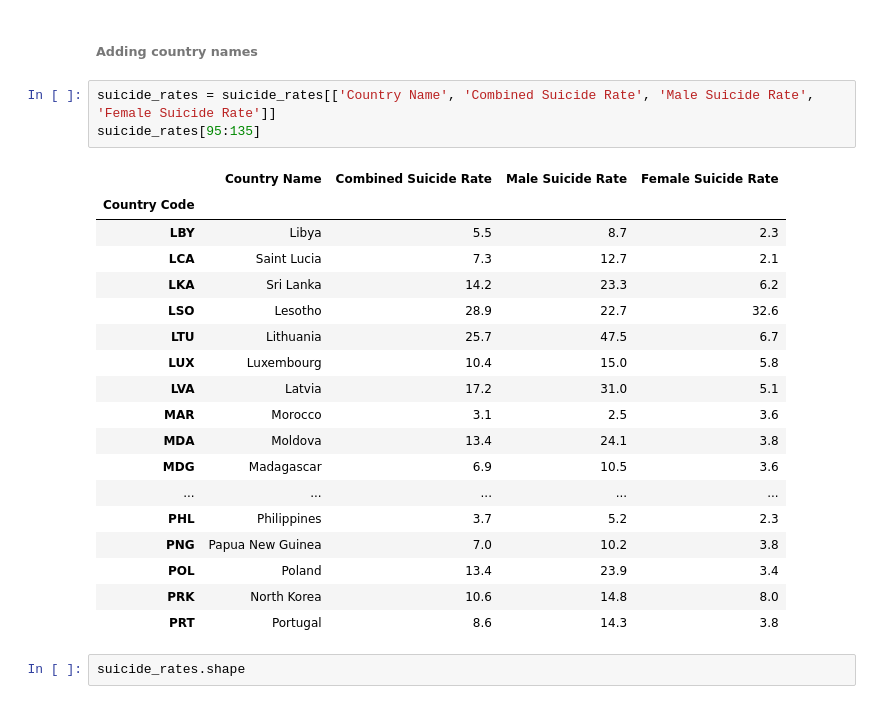
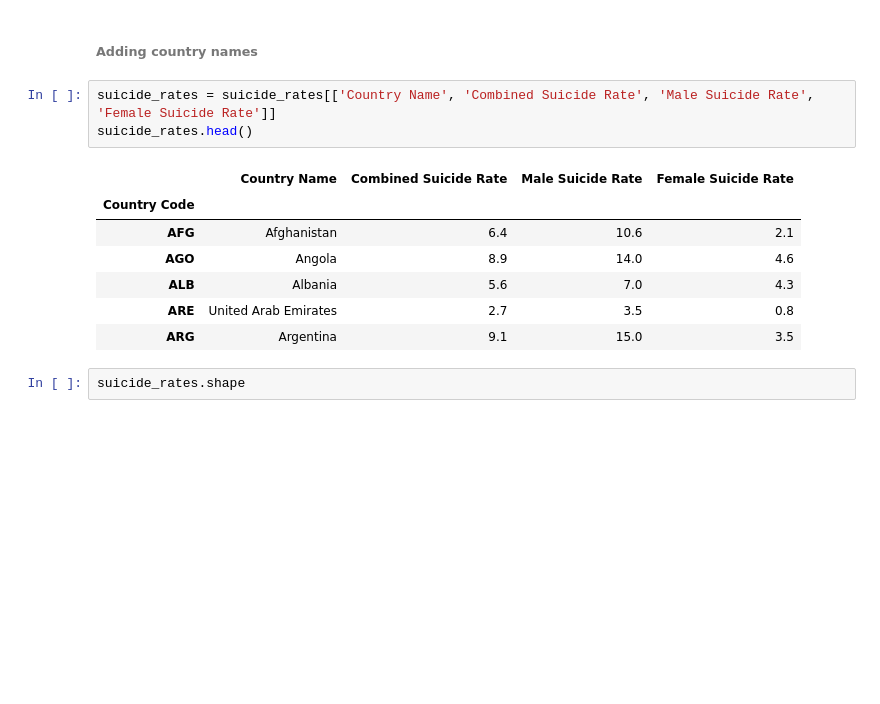
Before and after one commit to Botafogo1894/Project2, a Jupyter notebook: Combined_data.ipynb, the cells around one changed output. Drawn from its saved outputs; the diff is of its cells as text; blank space fills up the shorter version.

```diff
--- a/Combined_data.ipynb
+++ b/Combined_data.ipynb
@@ -97,26 +88,15 @@ suicide_rates = suicide_rates.join(country_names_df)
 ###### Adding country names
 # %%
 suicide_rates = suicide_rates[['Country Name', 'Combined Suicide Rate', 'Male Suicide Rate', 'Female Suicide Rate']]
-suicide_rates[95:135]
+suicide_rates.head()
 # %% [output]
 |  | Country Name | Combined Suicide Rate | Male Suicide Rate | Female Suicide Rate |
 | Country Code |  |  |  |  |
-| LBY | Libya | 5.5 | 8.7 | 2.3 |
-| LCA | Saint Lucia | 7.3 | 12.7 | 2.1 |
-| LKA | Sri Lanka | 14.2 | 23.3 | 6.2 |
-| LSO | Lesotho | 28.9 | 22.7 | 32.6 |
-| LTU | Lithuania | 25.7 | 47.5 | 6.7 |
-| LUX | Luxembourg | 10.4 | 15.0 | 5.8 |
-| LVA | Latvia | 17.2 | 31.0 | 5.1 |
-| MAR | Morocco | 3.1 | 2.5 | 3.6 |
-| MDA | Moldova | 13.4 | 24.1 | 3.8 |
-| MDG | Madagascar | 6.9 | 10.5 | 3.6 |
-| ... | ... | ... | ... | ... |
-| PHL | Philippines | 3.7 | 5.2 | 2.3 |
-| PNG | Papua New Guinea | 7.0 | 10.2 | 3.8 |
-| POL | Poland | 13.4 | 23.9 | 3.4 |
-| PRK | North Korea | 10.6 | 14.8 | 8.0 |
-| PRT | Portugal | 8.6 | 14.3 | 3.8 |
+| AFG | Afghanistan | 6.4 | 10.6 | 2.1 |
+| AGO | Angola | 8.9 | 14.0 | 4.6 |
+| ALB | Albania | 5.6 | 7.0 | 4.3 |
+| ARE | United Arab Emirates | 2.7 | 3.5 | 0.8 |
+| ARG | Argentina | 9.1 | 15.0 | 3.5 |
 # %%
 suicide_rates.shape
 # %% [output]
```
Also changed, not shown: parts of 38 cells of this notebook, 1 other file.
